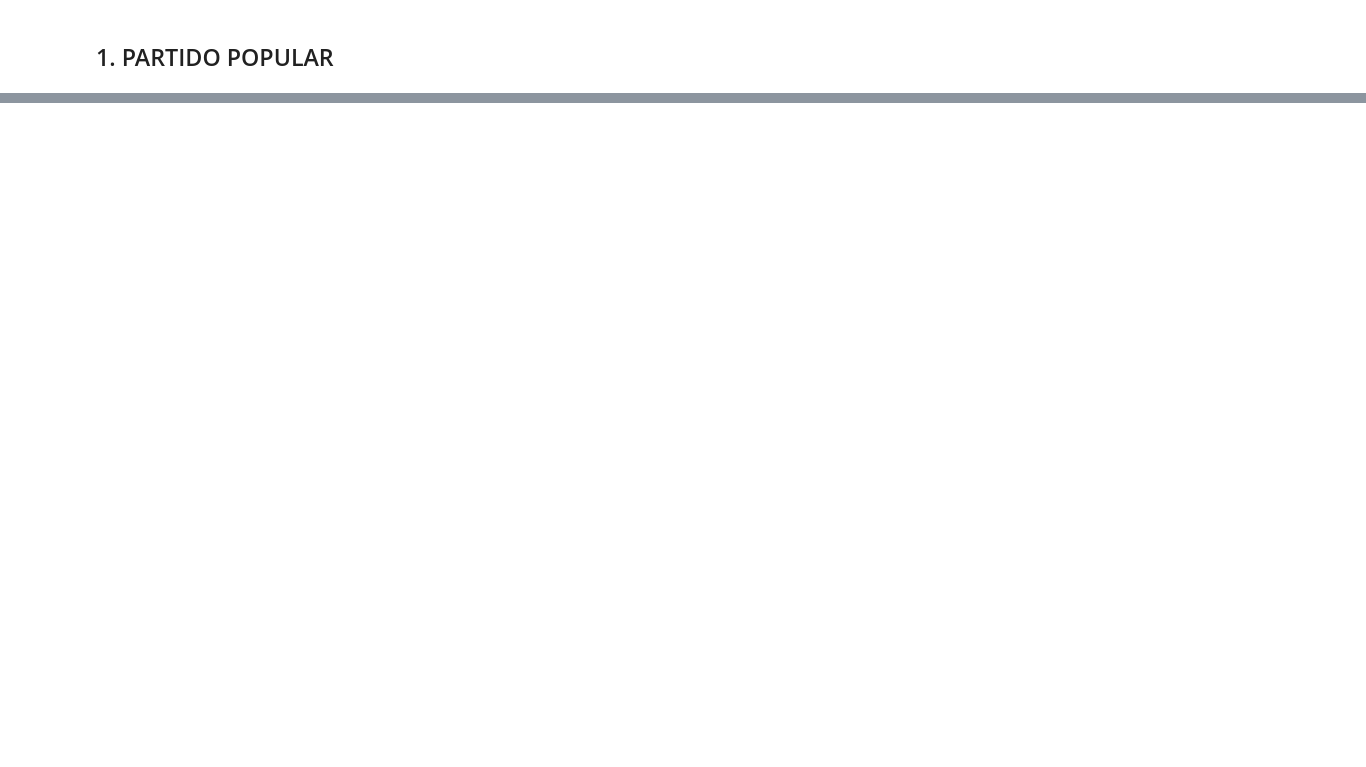
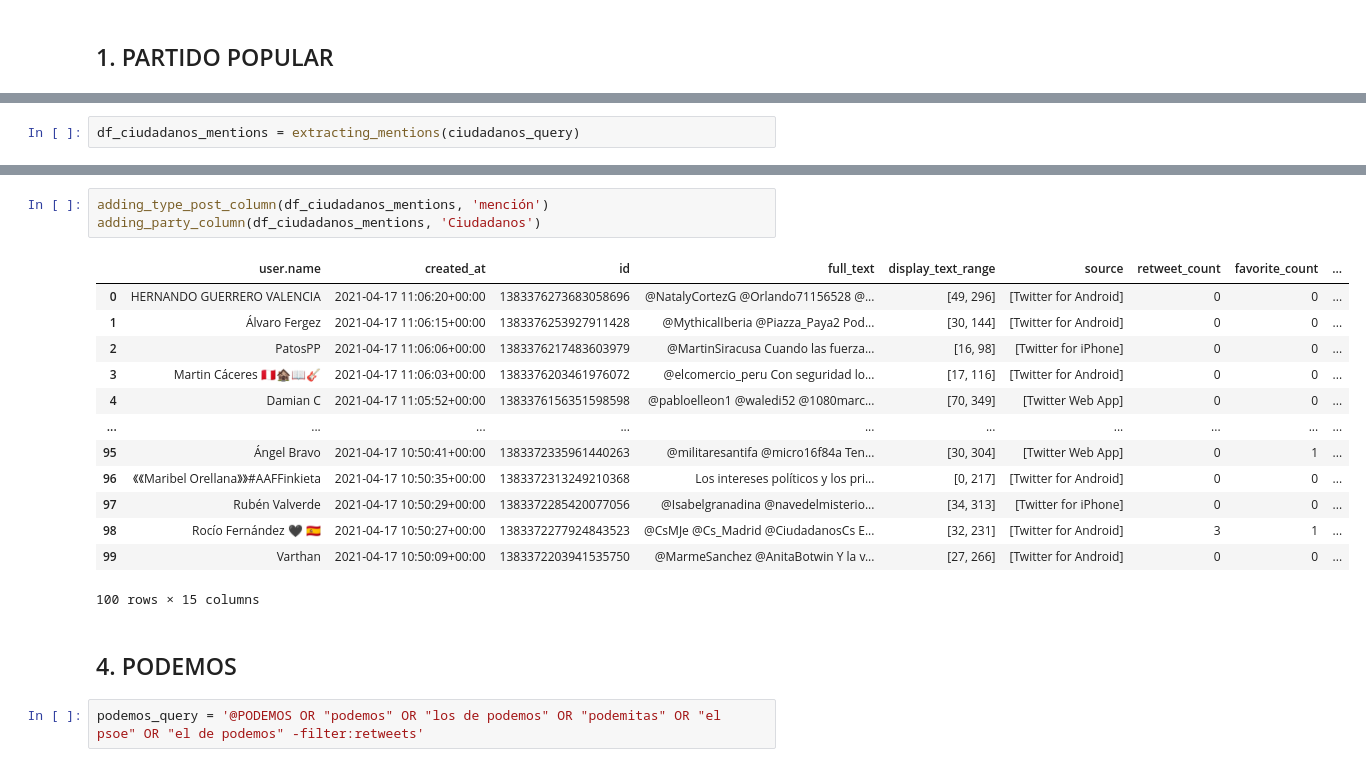
Before and after one commit to ssarahreyes/political_spanish_sentiment, a Jupyter notebook: notebooks/mentions_each_party.ipynb, the cells around one changed output, grey strips where cells are left out. Cells and saved outputs as stored; diff of their text form; blank space fills up the shorter version.

```diff
--- a/notebooks/mentions_each_party.ipynb
+++ b/notebooks/mentions_each_party.ipynb
@@ -57,0 +146,2 @@ df_pp_mentions
+# %%
+df_ciudadanos_mentions = extracting_mentions(ciudadanos_query)
@@ -57,0 +159,21 @@ df_pp_mentions
+# %%
+adding_type_post_column(df_ciudadanos_mentions, 'mención')
+adding_party_column(df_ciudadanos_mentions, 'Ciudadanos')
+# %% [output]
+|  | user.name | created_at | id | full_text | display_text_range | source | retweet_count | favorite_count | ... |
+| 0 | HERNANDO GUERRERO VALENCIA | 2021-04-17 11:06:20+00:00 | 1383376273683058696 | @NatalyCortezG @Orlando71156528 @... | [49, 296] | [Twitter for Android] | 0 | 0 | ... |
+| 1 | Álvaro Fergez | 2021-04-17 11:06:15+00:00 | 1383376253927911428 | @MythicalIberia @Piazza_Paya2 Pod... | [30, 144] | [Twitter for Android] | 0 | 0 | ... |
+| 2 | PatosPP | 2021-04-17 11:06:06+00:00 | 1383376217483603979 | @MartinSiracusa Cuando las fuerza... | [16, 98] | [Twitter for iPhone] | 0 | 0 | ... |
+| 3 | Martin Cáceres 🇵🇪🏚📖🎸 | 2021-04-17 11:06:03+00:00 | 1383376203461976072 | @elcomercio_peru Con seguridad lo... | [17, 116] | [Twitter for Android] | 0 | 0 | ... |
+| 4 | Damian C | 2021-04-17 11:05:52+00:00 | 1383376156351598598 | @pabloelleon1 @waledi52 @1080marc... | [70, 349] | [Twitter Web App] | 0 | 0 | ... |
+| ... | ... | ... | ... | ... | ... | ... | ... | ... | ... |
+| 95 | Ángel Bravo | 2021-04-17 10:50:41+00:00 | 1383372335961440263 | @militaresantifa @micro16f84a Ten... | [30, 304] | [Twitter Web App] | 0 | 1 | ... |
+| 96 | 《《Maribel Orellana》》#AAFFinkieta | 2021-04-17 10:50:35+00:00 | 1383372313249210368 | Los intereses políticos y los pri... | [0, 217] | [Twitter for Android] | 0 | 0 | ... |
+| 97 | Rubén Valverde | 2021-04-17 10:50:29+00:00 | 1383372285420077056 | @Isabelgranadina @navedelmisterio... | [34, 313] | [Twitter for iPhone] | 0 | 0 | ... |
+| 98 | Rocío Fernández 🖤 🇪🇸 | 2021-04-17 10:50:27+00:00 | 1383372277924843523 | @CsMJe @Cs_Madrid @CiudadanosCs E... | [32, 231] | [Twitter for Android] | 3 | 1 | ... |
+| 99 | Varthan | 2021-04-17 10:50:09+00:00 | 1383372203941535750 | @MarmeSanchez @AnitaBotwin Y la v... | [27, 266] | [Twitter for Android] | 0 | 0 | ... |
+100 rows × 15 columns
+# %% [markdown]
+## 4. PODEMOS
+# %%
+podemos_query = '@PODEMOS OR "podemos" OR "los de podemos" OR "podemitas" OR "el psoe" OR "el de podemos" -filter:retweets'
```
Also changed, not shown: parts of 33 cells of this notebook, 2 other files.
